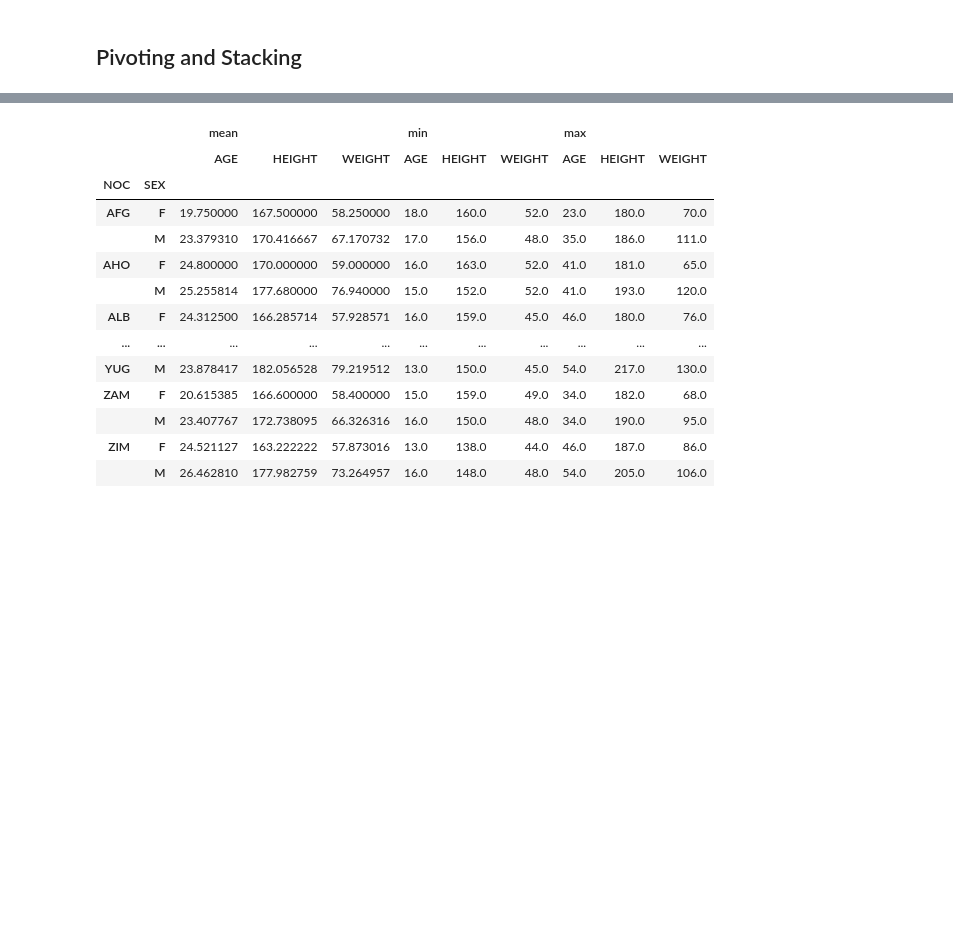
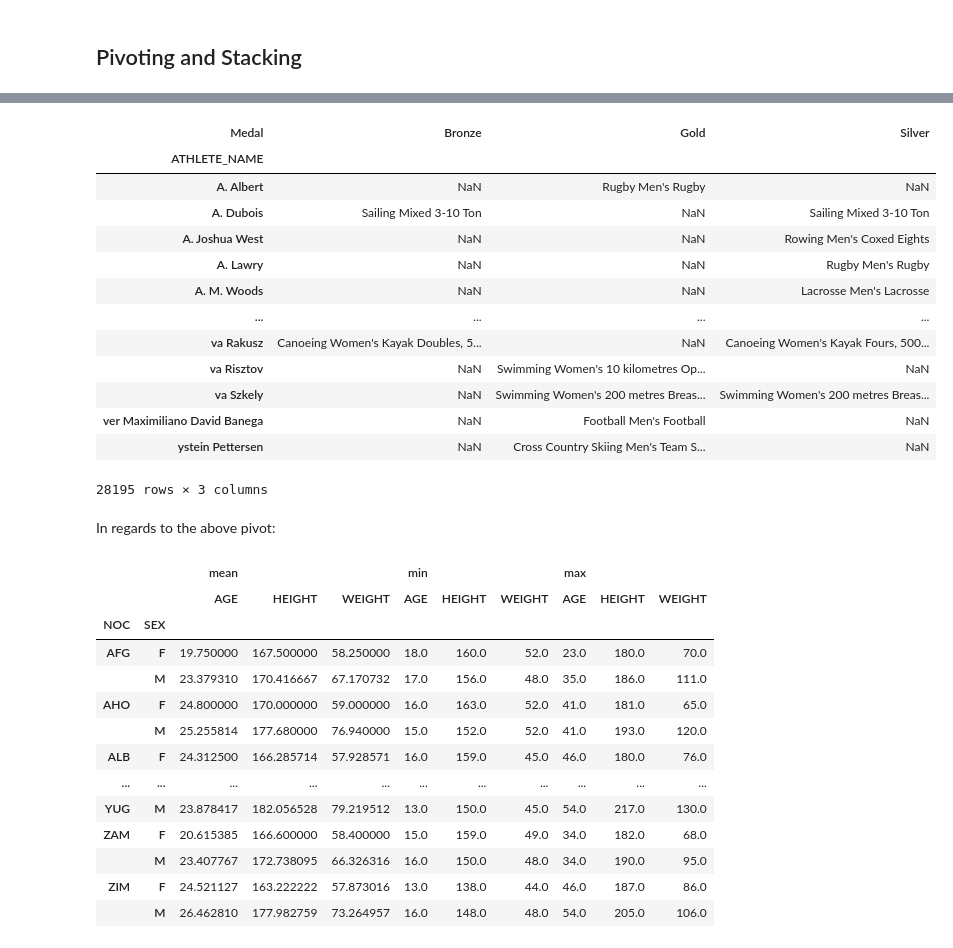
Before and after one commit to srushti-vai/Olympics-Data-Analysis, a Jupyter notebook: Olympics Data Analysis.ipynb, the cells around one changed output, grey strips where cells are left out. Drawn from its saved outputs; the diff is of its cells as text; code cells hidden in the pictures; blank space fills up the shorter version.

```diff
--- a/Olympics Data Analysis.ipynb
+++ b/Olympics Data Analysis.ipynb
@@ -258,3 +330,36 @@ display(winners_pt)
+# %%
+# pivot the data by player names and have the columns be the games,
+# values will be the medals to see the change in their winnings and improvement through the years
+
+copy_total_df = total_df.copy().reset_index()
+
+total_subset = copy_total_df[['ATHLETE_NAME', 'Year', 'Medal', 'Event']]
+
+# pivots the df to get the highest level medal earned by an athlete for the given year
+event_wins_pt = total_subset.pivot_table(index=['ATHLETE_NAME'], columns='Medal', values='Event', aggfunc='first')
+
+event_wins_pt.stack()
+
+event_wins_pt.sort_index()
+
+display(event_wins_pt)
+# %% [output]
+| Medal | Bronze | Gold | Silver |
+| ATHLETE_NAME |  |  |  |
+| A. Albert | NaN | Rugby Men's Rugby | NaN |
+| A. Dubois | Sailing Mixed 3-10 Ton | NaN | Sailing Mixed 3-10 Ton |
+| A. Joshua West | NaN | NaN | Rowing Men's Coxed Eights |
+| A. Lawry | NaN | NaN | Rugby Men's Rugby |
+| A. M. Woods | NaN | NaN | Lacrosse Men's Lacrosse |
+| ... | ... | ... | ... |
+| va Rakusz | Canoeing Women's Kayak Doubles, 5... | NaN | Canoeing Women's Kayak Fours, 500... |
+| va Risztov | NaN | Swimming Women's 10 kilometres Op... | NaN |
+| va Szkely | NaN | Swimming Women's 200 metres Breas... | Swimming Women's 200 metres Breas... |
+| ver Maximiliano David Banega | NaN | Football Men's Football | NaN |
+| ystein Pettersen | NaN | Cross Country Skiing Men's Team S... | NaN |
+28195 rows × 3 columns
+# %% [markdown]
+In regards to the above pivot:
 # %%
 # stack by country and gender to break down biometrics average by demographic
 
```
Also changed, not shown: parts of 11 cells of this notebook, 1 other file.
